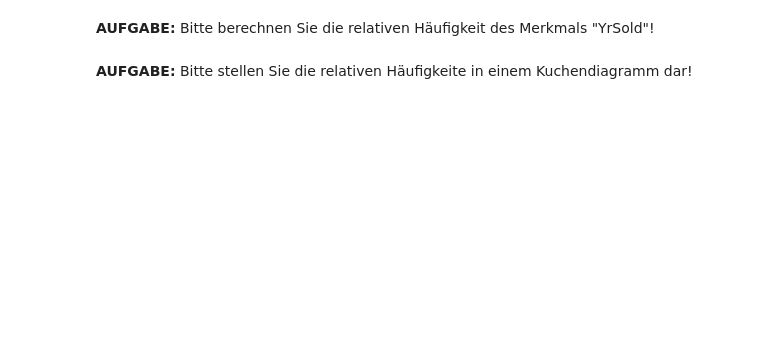
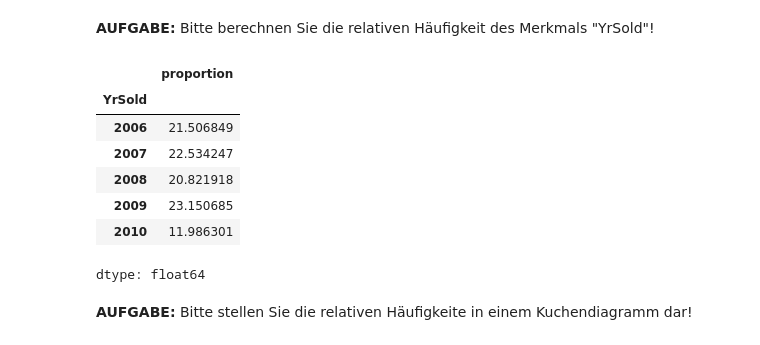
Before and after one commit to AlexKressner/Statistik, a Jupyter notebook: Deskriptive_Statistik.ipynb, the cells around one changed output. Drawn from its saved outputs; the diff is of its cells as text; code cells hidden in the pictures; blank space fills up the shorter version.

```diff
--- a/Deskriptive_Statistik.ipynb
+++ b/Deskriptive_Statistik.ipynb
@@ -32,4 +81,15 @@ data.YrSold = data.YrSold.astype("object")
 # %% [markdown]
 **AUFGABE:** Bitte berechnen Sie die relativen Häufigkeit des Merkmals "YrSold"!
+# %%
+data.YrSold.value_counts(normalize=True).sort_index()*100
+# %% [output]
+|  | proportion |
+| YrSold |  |
+| 2006 | 21.506849 |
+| 2007 | 22.534247 |
+| 2008 | 20.821918 |
+| 2009 | 23.150685 |
+| 2010 | 11.986301 |
+dtype: float64
 # %% [markdown]
 **AUFGABE:** Bitte stellen Sie die relativen Häufigkeite in einem Kuchendiagramm dar!
```
Also changed, not shown: parts of 8 cells of this notebook.
